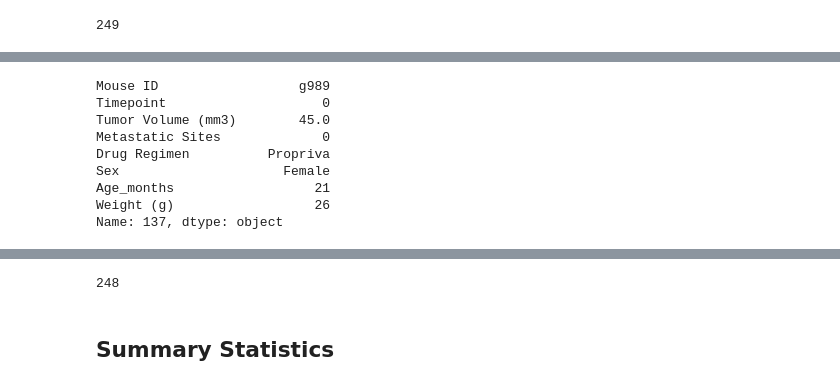
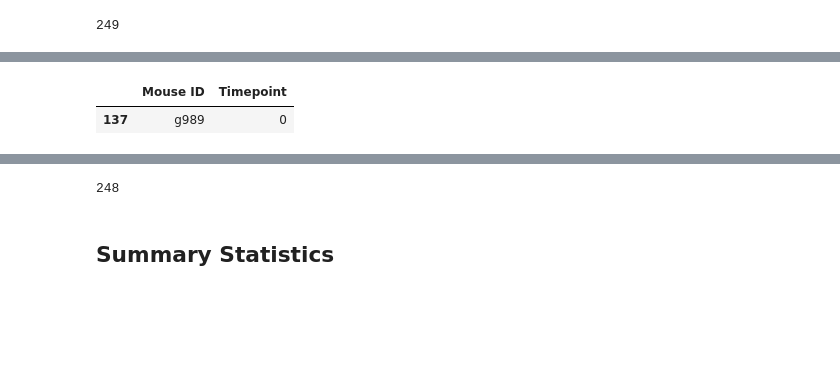
Before and after one commit to MrMrRPG/matplotlib_challenge, a Jupyter notebook: Pymaceuticals/pymaceuticals_starter.ipynb, the cells around one changed output, grey strips where cells are left out. Drawn from its saved outputs; the diff is of its cells as text; code cells hidden in the pictures; blank space fills up the shorter version.

```diff
--- a/Pymaceuticals/pymaceuticals_starter.ipynb
+++ b/Pymaceuticals/pymaceuticals_starter.ipynb
@@ -54,15 +39,9 @@ Name: Mouse ID, Length: 249, dtype: int64
 # %%
 # Getting the duplicate mice by ID number that shows up for Mouse ID and Timepoint.
-dup_mice =
+duped = combined_df[combined_df.duplicated()]
+duped[["Mouse ID", "Timepoint"]]
 # %% [output]
-Mouse ID                  g989
-Timepoint                    0
-Tumor Volume (mm3)        45.0
-Metastatic Sites             0
-Drug Regimen          Propriva
-Sex                     Female
-Age_months                  21
-Weight (g)                  26
-Name: 137, dtype: object
+|  | Mouse ID | Timepoint |
+| 137 | g989 | 0 |
 # %%
 # Optional: Get all the data for the duplicate mouse ID.
```
Also changed, not shown: parts of 6 cells of this notebook.
